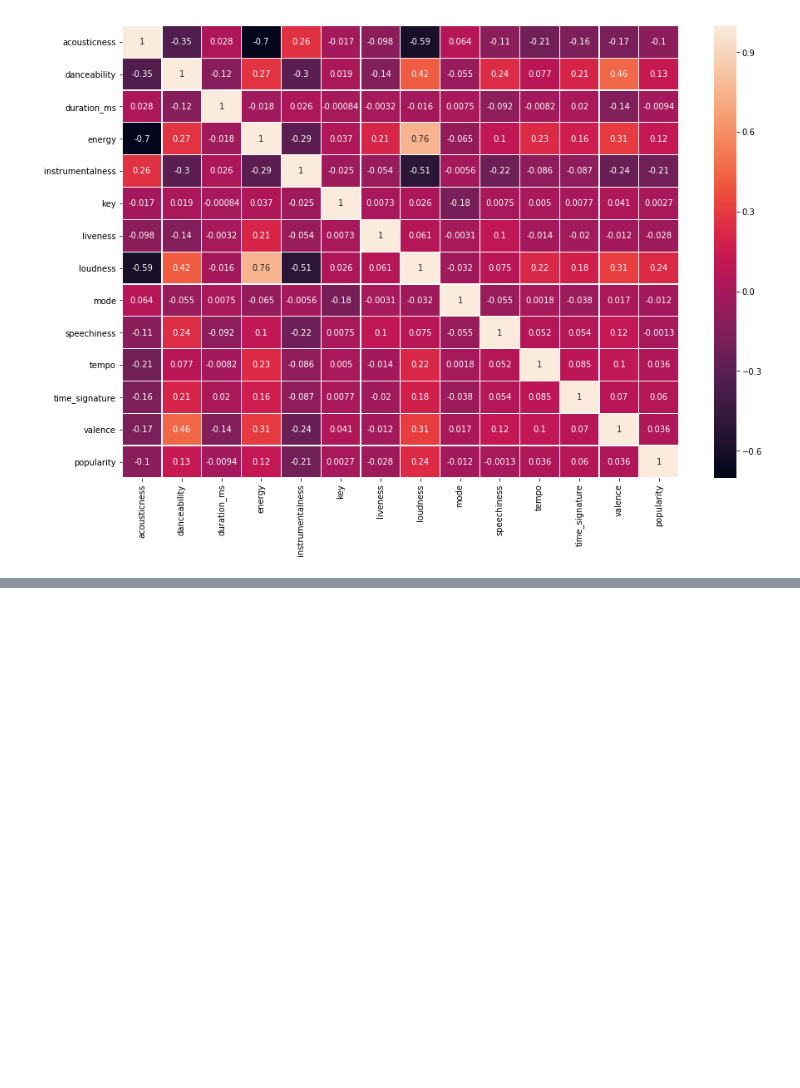
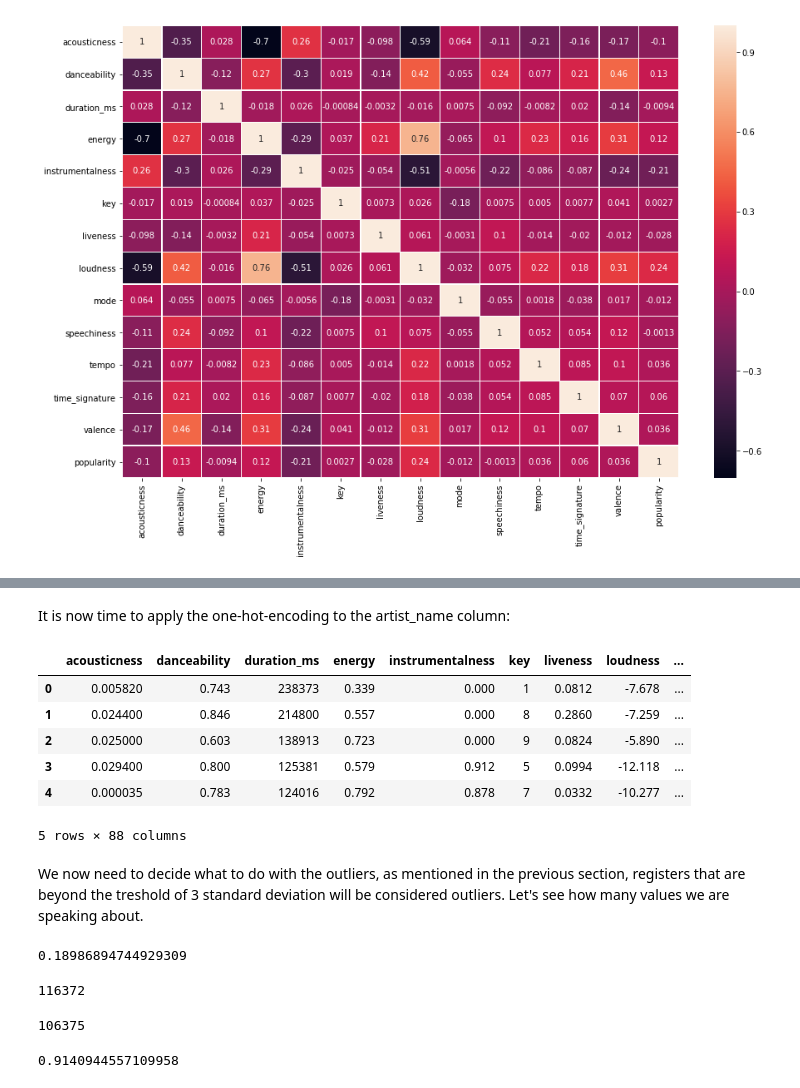
Before and after one commit to AlbertoCastellanos/Ironhack_Data_FinalProject, a Jupyter notebook: main.ipynb, the cells around one changed output, grey strips where cells are left out. Saved outputs shown, nothing was run; the diff lists cells and outputs as text; code cells hidden in the pictures; blank space fills up the shorter version.

```diff
--- a/main.ipynb
+++ b/main.ipynb
@@ -141,0 +251,19 @@ AttributeError: 'AxesSubplot' object has no attribute 'plt'
+# %% [markdown]
+It is now time to apply the one-hot-encoding to the artist_name column:
+# %%
+spotifyFilt=pd.get_dummies(spotifyFilt)
+spotifyFilt.head()
+# %% [output]
+|  | acousticness | danceability | duration_ms | energy | instrumentalness | key | liveness | loudness | ... |
+| 0 | 0.005820 | 0.743 | 238373 | 0.339 | 0.000 | 1 | 0.0812 | -7.678 | ... |
+| 1 | 0.024400 | 0.846 | 214800 | 0.557 | 0.000 | 8 | 0.2860 | -7.259 | ... |
+| 2 | 0.025000 | 0.603 | 138913 | 0.723 | 0.000 | 9 | 0.0824 | -5.890 | ... |
+| 3 | 0.029400 | 0.800 | 125381 | 0.579 | 0.912 | 5 | 0.0994 | -12.118 | ... |
+| 4 | 0.000035 | 0.783 | 124016 | 0.792 | 0.878 | 7 | 0.0332 | -10.277 | ... |
+5 rows × 88 columns
+# %% [markdown]
+We now need to decide what to do with the outliers, as mentioned in the previous section, registers that are beyond the treshold of 3 standard deviation will be considered outliers. Let's see how many values we are speaking about.
+# %%
+spotify['danceability'].std()
+# %% [output]
+0.18986894744929309
@@ -141,0 +279,17 @@ AttributeError: 'AxesSubplot' object has no attribute 'plt'
+# %%
+FiltSpotifyClean=spotifyFilt
+display(len(FiltSpotifyClean))
+listOut=[]
+for e in numCols:
+    listOut.append(getOutliers(FiltSpotifyClean, e, 3))
+listOut=[e for i in listOut for e in i]
+FiltSpotifyClean.drop([e for e in listOut], inplace=True)
+
+display(len(FiltSpotifyClean))
+# %% [output]
+116372
+106375
+# %%
+106375/116372
+# %% [output]
+0.9140944557109958
```
Also changed, not shown: parts of 51 cells of this notebook.
